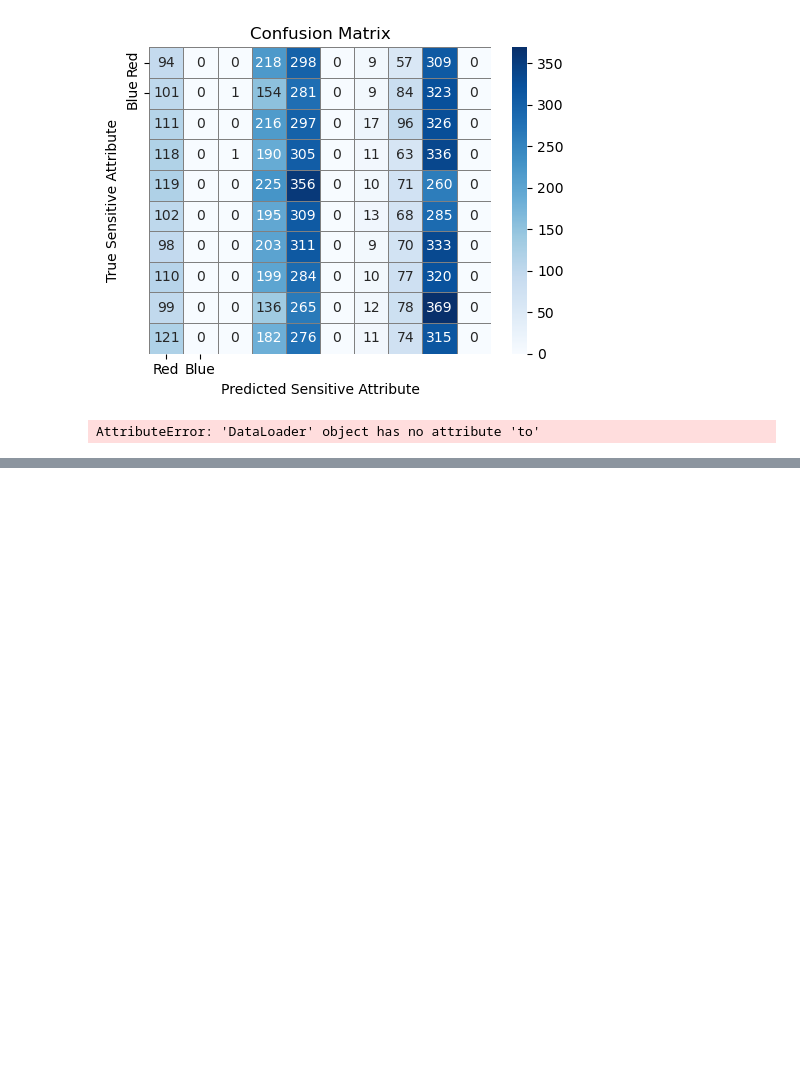
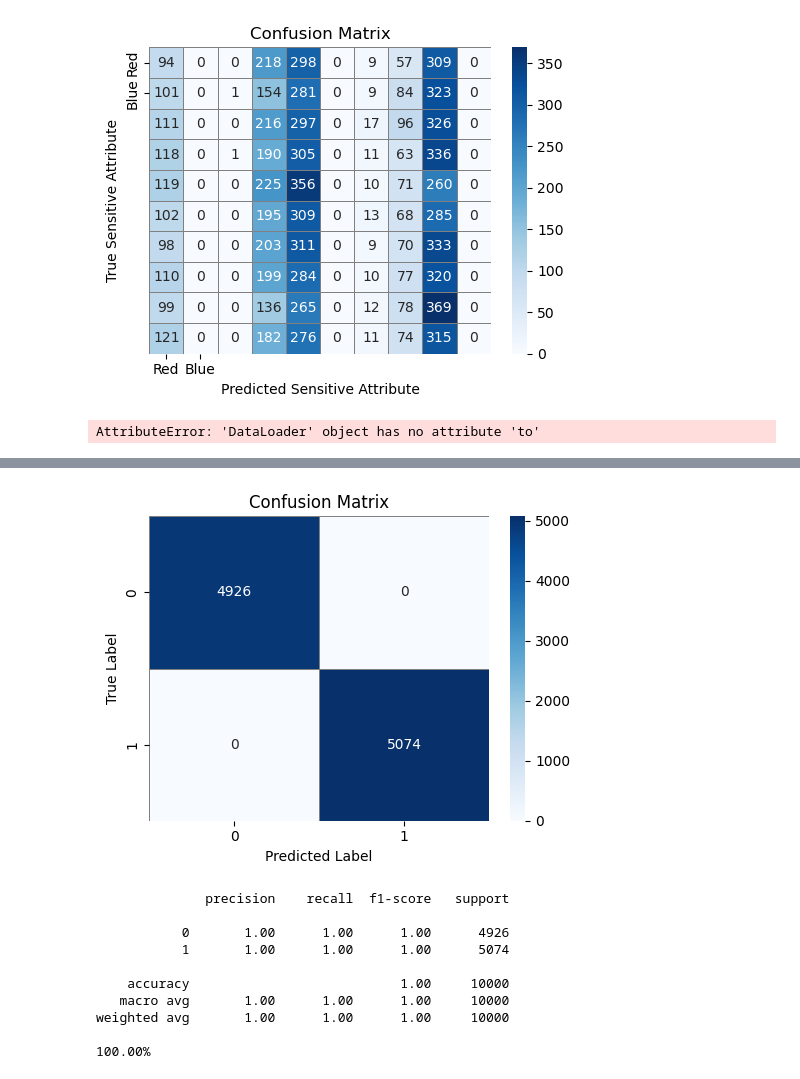
Before and after one commit to Vinschers/LAFTR, a Jupyter notebook: notebooks/LAFTR.ipynb, the cells around one changed output, grey strips where cells are left out. Cells and saved outputs as stored; diff of their text form; code cells hidden in the pictures; blank space fills up the shorter version.

```diff
--- a/notebooks/LAFTR.ipynb
+++ b/notebooks/LAFTR.ipynb
@@ -665,0 +670,7 @@ AttributeError: 'DataLoader' object has no attribute 'to'
+# %%
+C = 2
+K = 2
+bias = 0.999999
+dataset_name = 'MNIST'
+
+train_set, test_set_same_bias, test_set_no_bias, test_set_modified_bias = create_datasets(C, K, bias=bias, dataset_name=dataset_name, device=device)
@@ -665,0 +699,14 @@ AttributeError: 'DataLoader' object has no attribute 'to'
+# %%
+# training loop
+model.train()
+
+for epoch in range(n_epochs):
+    for images, _, labels in train_loader:
+        outputs = model(images)
+
+        optimizer.zero_grad()
+        loss = criterion(outputs, labels)
+        loss.backward()
+        optimizer.step()
+
+    print(f"Epoch {epoch+1} complete: Loss = {loss.item():.6f}")
@@ -665,0 +729,24 @@ AttributeError: 'DataLoader' object has no attribute 'to'
+# %%
+model_predictor = Predictor(model=model, N=K, device=device)
+
+x, a_true, y_true = test_set_same_bias.dataset
+y_pred = model_predictor.predict_class(x)
+
+model_predictor.plot_confusion_matrix(y_true, y_pred)
+model_predictor.print_classification_report(y_true, y_pred)
+
+baseline_acc = (y_true == y_pred).float().mean().item()
+np.save("../results/mnist_bias1_baseline_samebias_MLP.npy", baseline_acc)
+print(f"{100 * baseline_acc:.2f}%")
+# %% [output]
+[figure, added]
+              precision    recall  f1-score   support
+
+           0       1.00      1.00      1.00      4926
+           1       1.00      1.00      1.00      5074
+
+    accuracy                           1.00     10000
+   macro avg       1.00      1.00      1.00     10000
+weighted avg       1.00      1.00      1.00     10000
+
+100.00%
```
Also changed, not shown: parts of 27 cells of this notebook.
